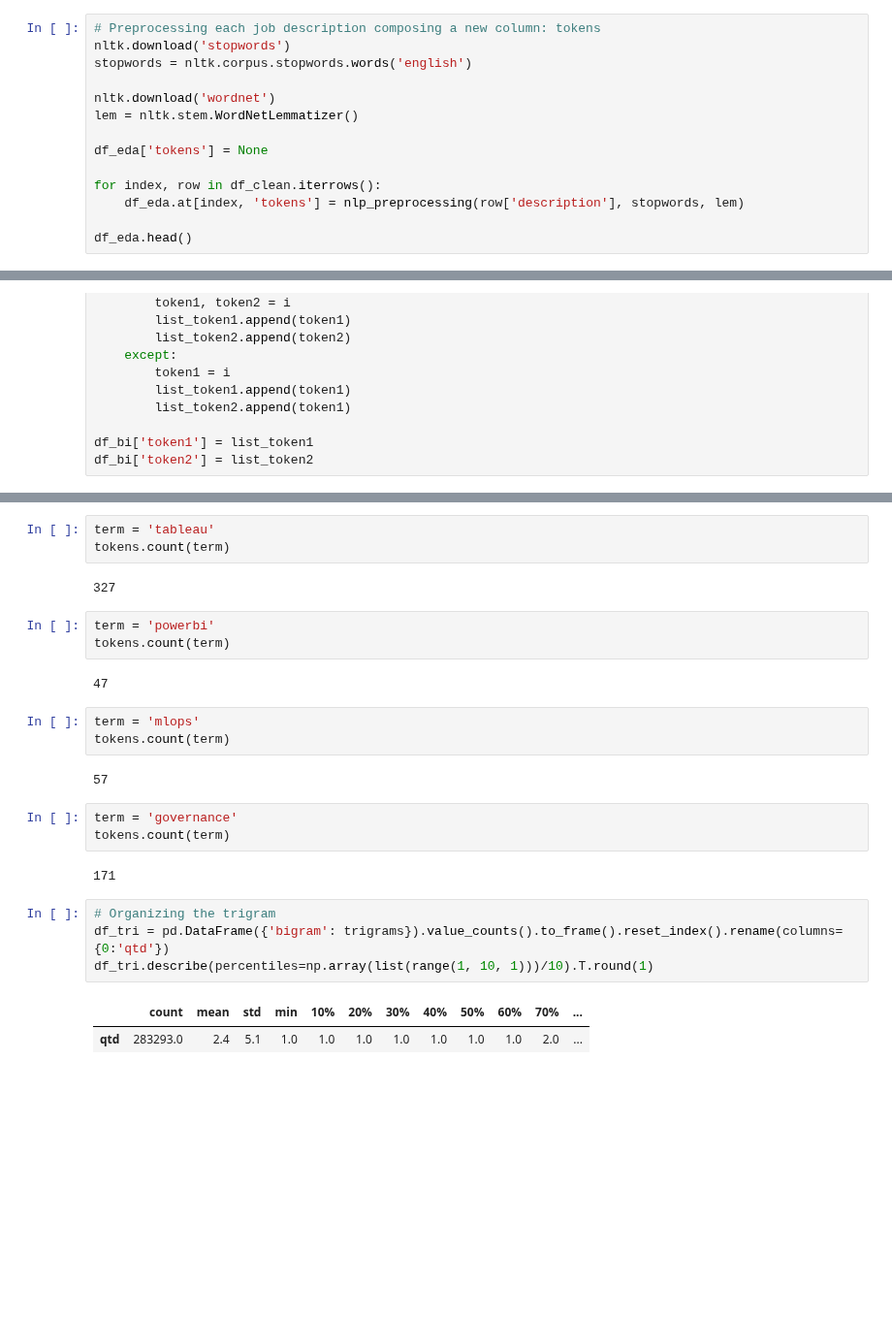
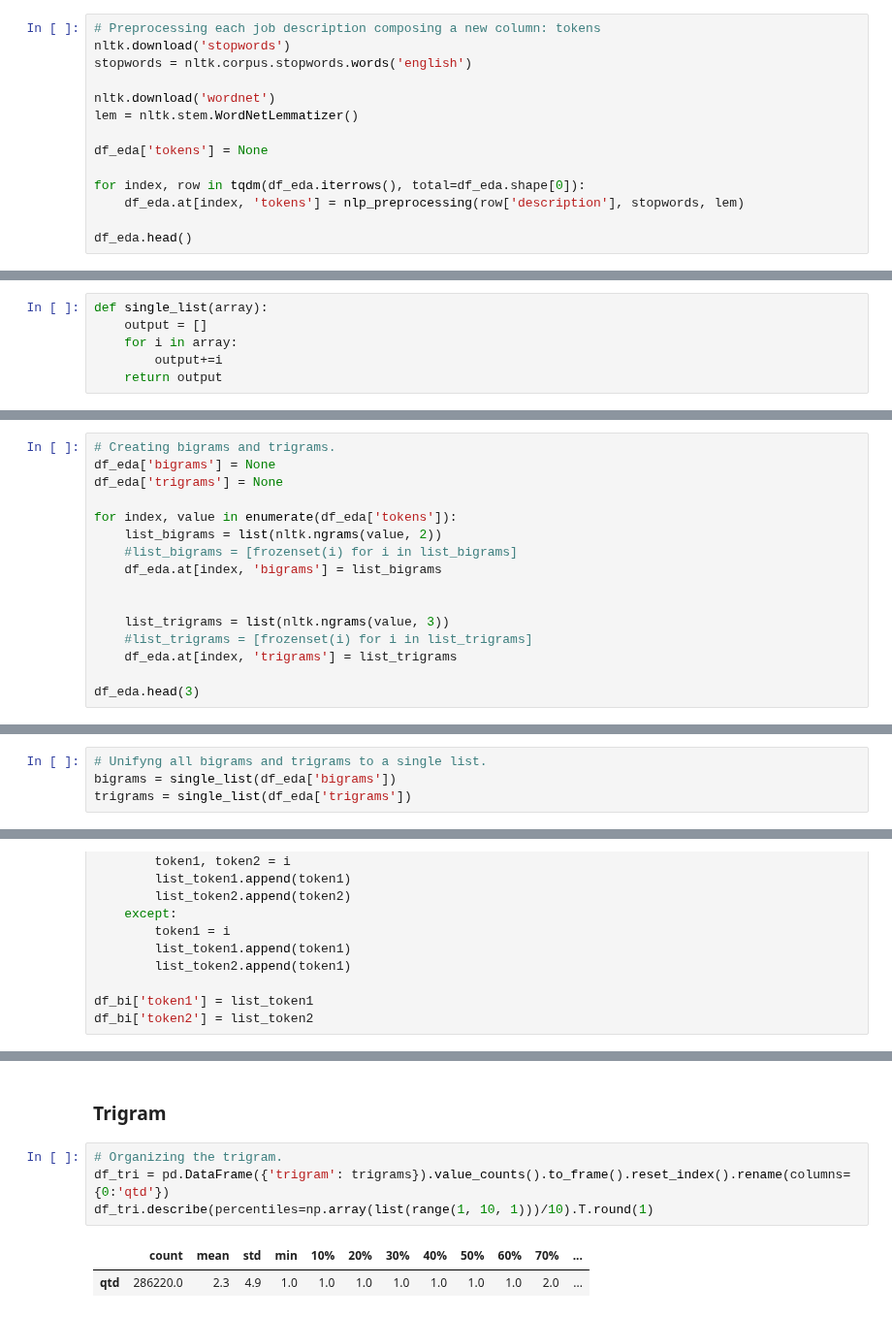
Before and after one commit to rknagao/studies, a Jupyter notebook: skills_keywords/notebook.ipynb, the cells around one changed output, grey strips where cells are left out. Shown at 97% size. Cells and saved outputs as stored; diff of their text form; blank space fills up the shorter version.

Commit message:
create bigram from each job description

```diff
--- a/skills_keywords/notebook.ipynb
+++ b/skills_keywords/notebook.ipynb
@@ -222,7 +220,7 @@ lem = nltk.stem.WordNetLemmatizer()
 
 df_eda['tokens'] = None
 
-for index, row in df_clean.iterrows():
+for index, row in tqdm(df_eda.iterrows(), total=df_eda.shape[0]):
     df_eda.at[index, 'tokens'] = nlp_preprocessing(row['description'], stopwords, lem)
 
 df_eda.head()
@@ -299,2 +244,8 @@ tokens[:5]
+# %%
+def single_list(array):
+    output = []
+    for i in array:
+        output+=i
+    return output
 # %%
 # Checking the frequency of words
@@ -396,0 +389,16 @@ trigrams = [frozenset(i) for i in trigrams]
+# %%
+# Creating bigrams and trigrams.
+df_eda['bigrams'] = None
+df_eda['trigrams'] = None
+
+for index, value in enumerate(df_eda['tokens']):
+    list_bigrams = list(nltk.ngrams(value, 2))
+    #list_bigrams = [frozenset(i) for i in list_bigrams]
+    df_eda.at[index, 'bigrams'] = list_bigrams
+
+
+    list_trigrams = list(nltk.ngrams(value, 3))
+    #list_trigrams = [frozenset(i) for i in list_trigrams]
+    df_eda.at[index, 'trigrams'] = list_trigrams
+
+df_eda.head(3)
@@ -396,0 +410,4 @@ trigrams = [frozenset(i) for i in trigrams]
+# %%
+# Unifyng all bigrams and trigrams to a single list.
+bigrams = single_list(df_eda['bigrams'])
+trigrams = single_list(df_eda['trigrams'])
@@ -482,27 +496,9 @@ tokens.count(term)
-# %%
-term = 'tableau'
-tokens.count(term)
-# %% [output]
-327
-# %%
-term = 'powerbi'
-tokens.count(term)
-# %% [output]
-47
-# %%
-term = 'mlops'
-tokens.count(term)
-# %% [output]
-57
-# %%
-term = 'governance'
-tokens.count(term)
-# %% [output]
-171
+# %% [markdown]
+### Trigram
 # %%
-# Organizing the trigram
-df_tri = pd.DataFrame({'bigram': trigrams}).value_counts().to_frame().reset_index().rename(columns={0:'qtd'})
+# Organizing the trigram.
+df_tri = pd.DataFrame({'trigram': trigrams}).value_counts().to_frame().reset_index().rename(columns={0:'qtd'})
 df_tri.describe(percentiles=np.array(list(range(1, 10, 1)))/10).T.round(1)
 # %% [output]
 |  | count | mean | std | min | 10% | 20% | 30% | 40% | 50% | 60% | 70% | ... |
-| qtd | 283293.0 | 2.4 | 5.1 | 1.0 | 1.0 | 1.0 | 1.0 | 1.0 | 1.0 | 1.0 | 2.0 | ... |
+| qtd | 286220.0 | 2.3 | 4.9 | 1.0 | 1.0 | 1.0 | 1.0 | 1.0 | 1.0 | 1.0 | 2.0 | ... |
```
Also changed, not shown: parts of 37 cells of this notebook.
